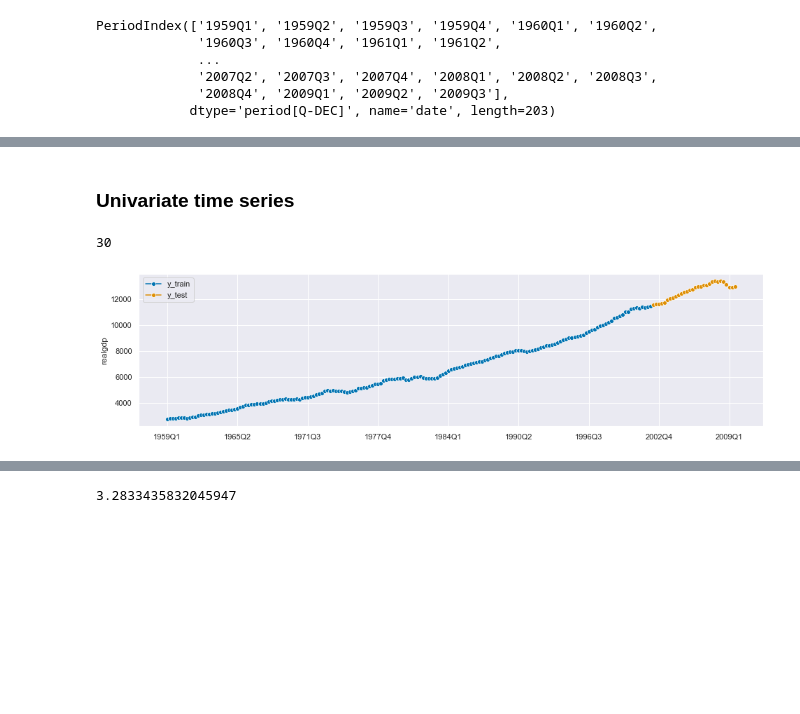
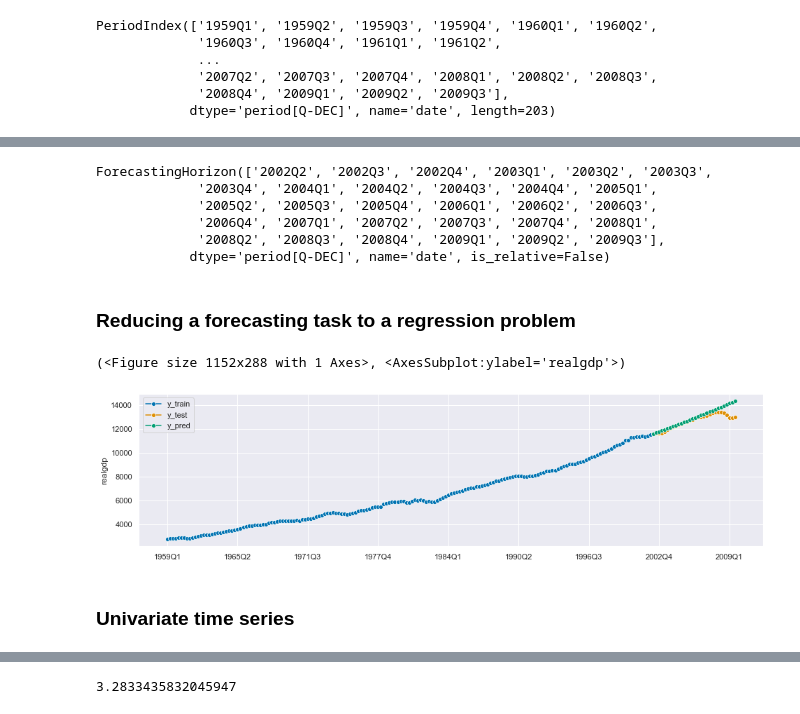
Before and after one commit to joanlenczuk/sktime_article, a Jupyter notebook: Sktime overview.ipynb, the cells around one changed output, grey strips where cells are left out. Drawn from its saved outputs; the diff is of its cells as text; code cells hidden in the pictures; blank space fills up the shorter version.

Commit message:
Add reduction and data constraints

```diff
--- a/Sktime overview.ipynb
+++ b/Sktime overview.ipynb
@@ -49,8 +50,6 @@ df.head()
 # %%
 df['q_date'] = df.apply(lambda x: str(int(x['year'])) + "-" + 'Q'+ str(int(x['quarter'])), axis=1)
 df['date'] = pd.PeriodIndex(df['q_date'], freq='Q').to_timestamp()
-# %%
-df['date'] = pd.PeriodIndex(df['q_date'], freq='Q').to_timestamp()
 # %%
 for val in df.columns[2:14]:
     plt.plot(df.date, df[val], label = val)
@@ -71,2 +86,23 @@ PeriodIndex(['1959Q1', '1959Q2', '1959Q3', '1959Q4', '1960Q1', '1960Q2',
+# %%
+fh_abs
+# %% [output]
+ForecastingHorizon(['2002Q2', '2002Q3', '2002Q4', '2003Q1', '2003Q2', '2003Q3',
+             '2003Q4', '2004Q1', '2004Q2', '2004Q3', '2004Q4', '2005Q1',
+             '2005Q2', '2005Q3', '2005Q4', '2006Q1', '2006Q2', '2006Q3',
+             '2006Q4', '2007Q1', '2007Q2', '2007Q3', '2007Q4', '2008Q1',
+             '2008Q2', '2008Q3', '2008Q4', '2009Q1', '2009Q2', '2009Q3'],
+            dtype='period[Q-DEC]', name='date', is_relative=False)
+# %% [markdown]
+### Reducing a forecasting task to a regression problem
+# %%
+regressor = LinearRegression()
+forecaster = make_reduction(estimator=regressor, strategy='recursive',window_length=2)
+forecaster.fit(y_train)
+y_pred = forecaster.predict(fh_abs)
+
+plot_series(y_train, y_test, y_pred, labels=["y_train", "y_test", "y_pred"])
+# %% [output]
+(<Figure size 1152x288 with 1 Axes>, <AxesSubplot:ylabel='realgdp'>)
+[figure, added]
 # %% [markdown]
 ### Univariate time series
@@ -75,10 +108,0 @@ y = df['realgdp']
-# %%
-test_size = round(y.shape[0]*0.15)
-test_size
-# %% [output]
-30
-# %%
-y_train, y_test = temporal_train_test_split(y, test_size=test_size)
-plot_series(y_train, y_test, labels=["y_train", "y_test"]);
-# %% [output]
-[figure, removed]
```
Also changed, not shown: parts of 19 cells of this notebook.
